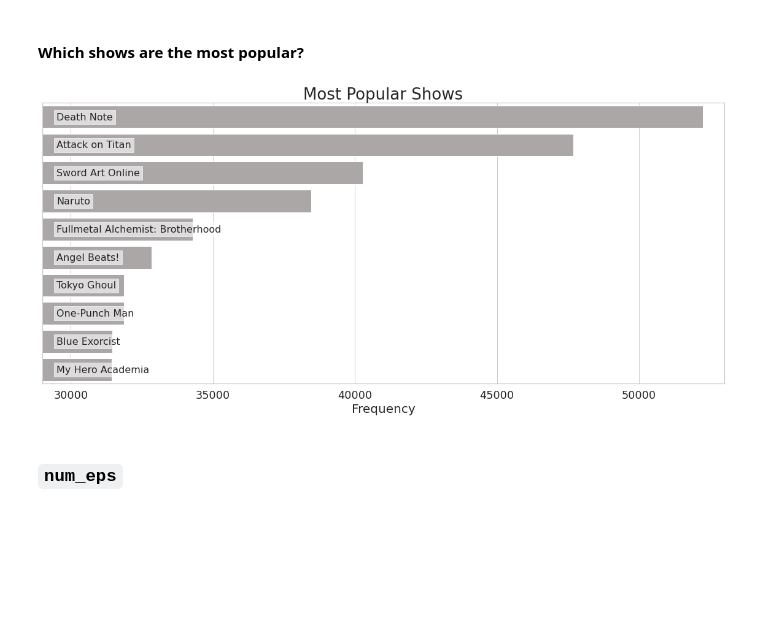
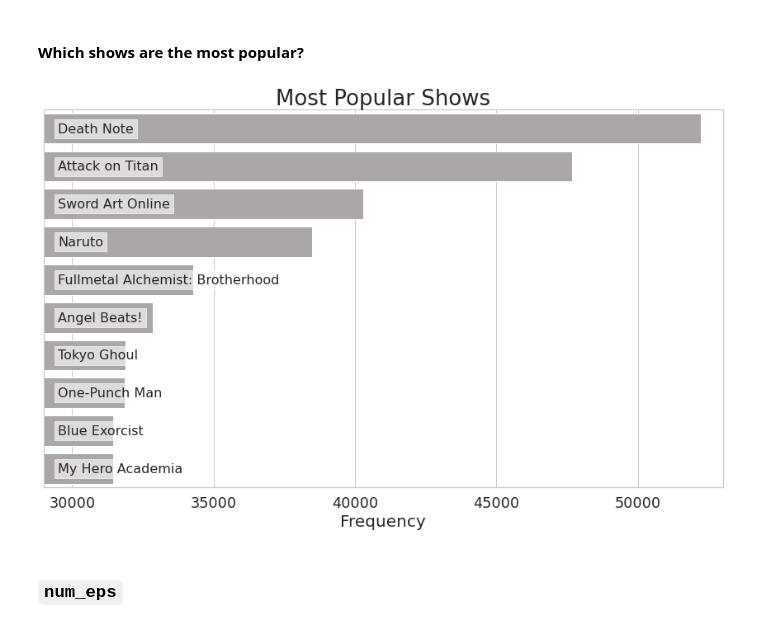
Before and after one commit to alancmathew/anime-recommendation-engine, a Jupyter notebook: notebooks/08_exploratoryAnalysis.ipynb, the cells around one changed output. Cells and saved outputs as stored; diff of their text form; code cells hidden in the pictures; blank space fills up the shorter version.

```diff
--- a/notebooks/08_exploratoryAnalysis.ipynb
+++ b/notebooks/08_exploratoryAnalysis.ipynb
@@ -86,23 +94,23 @@ anime['title'].count()
 # %% [markdown]
 #### Which shows are the most popular?
 # %%
-fig = plt.figure(figsize=(16, 8))
+fig = plt.figure(figsize=(12, 8))
 sns.set_theme(font_scale=1.6, style='whitegrid')
 sns.countplot(y='title', data=df,
               order=df['title'].value_counts().iloc[:10].index,
               color=grey, saturation=1)
 plt.title('Most Popular Shows', fontdict={'fontsize':26})
 plt.xlabel('Frequency', fontdict={'fontsize':20})
 plt.ylabel('')
 plt.yticks([])
 plt.xlim(29000, 53000)
 for idx, val in enumerate(df['title'].value_counts().iloc[:10].index):
     plt.text(29500, idx+0.1, val, fontdict={'fontsize':16, 'backgroundcolor':(1, 1, 1, 0.6)})
 plt.tight_layout()
 plt.show()
-fig.savefig('../assets/01_title_top10.png', dpi=200)
+fig.savefig('../assets/imgs/01_title_top10_count.png', dpi=300)
 # %% [output]
-[figure, old version]
+[figure, new version]
 # %% [markdown]
 ### `num_eps`
 # %%
```
Also changed, not shown: parts of 39 cells of this notebook, 18 other files.
